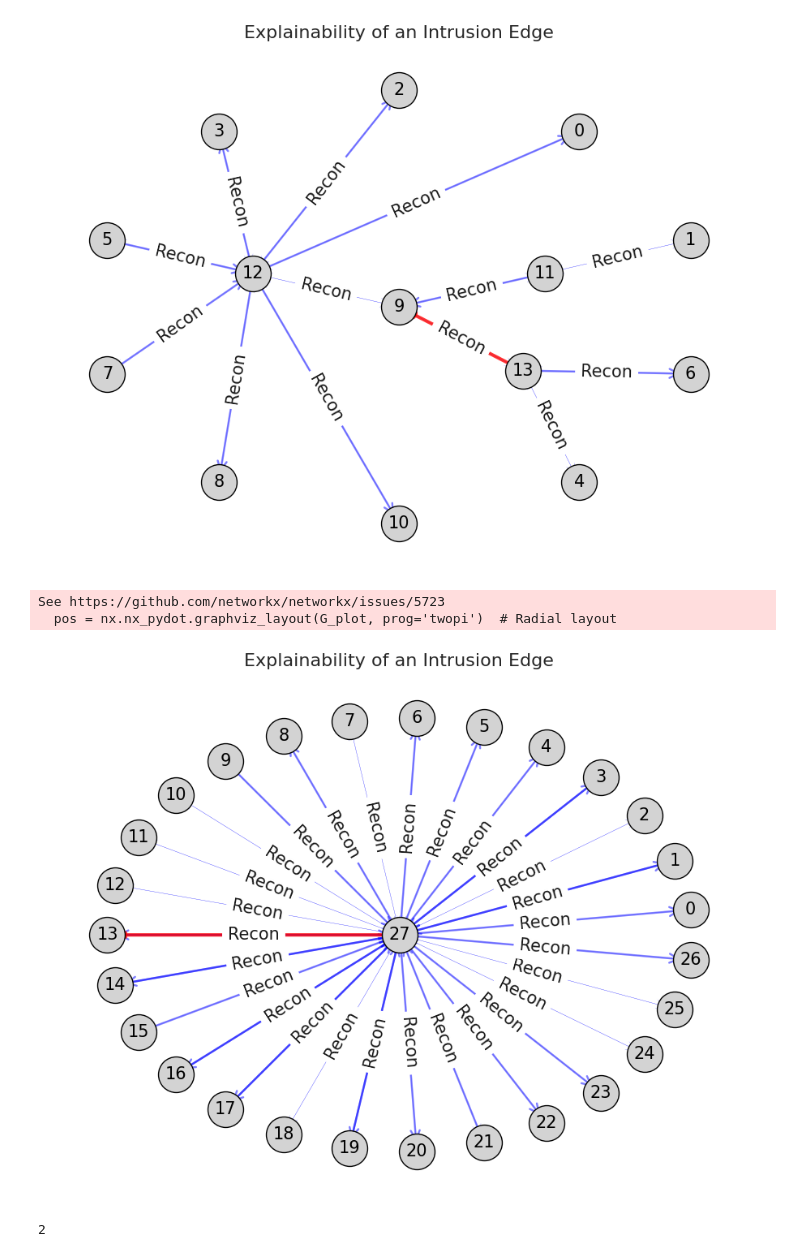
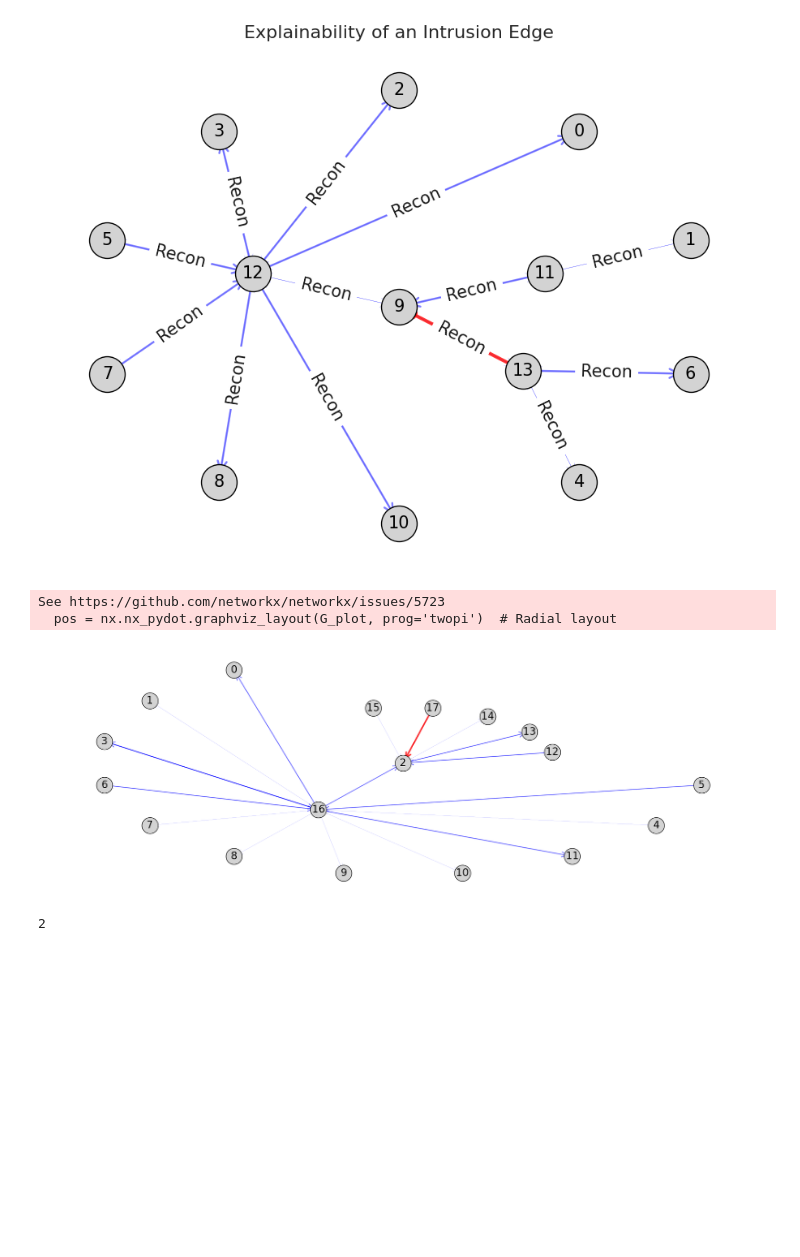
Before and after one commit to EANimesha/TrustGuard, a Jupyter notebook: Trustguard_Nf_BoT_IoT.ipynb, the cells around one changed output. Saved outputs shown, nothing was run; the diff lists cells and outputs as text; code cells hidden in the pictures; blank space fills up the shorter version.

```diff
--- a/Trustguard_Nf_BoT_IoT.ipynb
+++ b/Trustguard_Nf_BoT_IoT.ipynb
@@ -1230,7 +1335,7 @@ for attack in ["Reconnaissance"]:
     print(loss.item())
 
     #explain with trained model
-    edges_to_explain = 56708 #random.sample(true_positives[attack],1)
+    edges_to_explain = 69467 #random.sample(true_positives[attack],1)
     print("edges_to_explain: ",edges_to_explain)
     probs, edge_weight, bg, inverse_indices = explainer.explain_node(edges_to_explain, G_test)
     edge_weight = edge_weight.cpu().detach().numpy()
@@ -2194,8 +2302,8 @@ def explain_edges(model, edge_id, graph, node_feat, edge_feat,class_idx=None, **
     th.cuda.empty_cache()
     return edge_indice, sg, edge_mask, loss.item()
 # %%
-# 11273
-attack_edge_to_explain = list((G_test.edata['Edge_indx'] == 11273).nonzero(as_tuple=True)[0].cpu().detach().numpy())[0]
+# 69467
+attack_edge_to_explain = list((G_test.edata['Edge_indx'] ==69467 ).nonzero(as_tuple=True)[0].cpu().detach().numpy())[0]
 print(attack_edge_to_explain)
 attck_edge_indice, attck_sub_graph, attck_edge_mask, attck_loss = explain_edges(model, attack_edge_to_explain, G_test, nfeats, efeats)#,class_idx=1
 print(attck_edge_mask)
@@ -2220,2 +2322,0 @@ attack_edge_to_explain
-# %%
-attck_edge_indice, attck_sub_graph, attck_edge_mask, attck_loss = explain_edges(model, attack_edge_to_explain, G_test, nfeats, efeats)#,class_idx=1
@@ -2242,8 +2334,8 @@ attck_sub_graph.edges()
 # %%
 print(attck_sub_graph)
-# edge_mask_intrusion_round = th.round(attck_edge_mask)
-# unwanted_1 = list((edge_mask_intrusion_round == 0).nonzero(as_tuple=True)[0].cpu().detach().numpy())
-unwanted_1 = list((attck_edge_mask < 0.001).nonzero(as_tuple=True)[0].cpu().detach().numpy())
+edge_mask_intrusion_round = th.round(attck_edge_mask)
+unwanted_1 = list((edge_mask_intrusion_round == 0).nonzero(as_tuple=True)[0].cpu().detach().numpy())
+# unwanted_1 = list((attck_edge_mask < 0.001).nonzero(as_tuple=True)[0].cpu().detach().numpy())
 if attck_edge_indice in unwanted_1:
     unwanted_1.remove(attck_edge_indice)
 
@@ -2385,8 +2477,8 @@ edge_labels = {(u, v): d['label'] for u, v, d in G_plot.edges(data=True)}
 pos = nx.nx_pydot.graphviz_layout(G_plot, prog='twopi')  # Radial layout
 
 # === Plotting ===
-plt.figure(figsize=(9, 7))
-plt.title("Explainability of an Intrusion Edge", fontsize=16)
+plt.figure(figsize=(20, 7))
+# plt.title("Explainability of an Intrusion Edge", fontsize=16)
 
 # Base edges with curve
 nx.draw_networkx_edges(
@@ -2397,7 +2489,7 @@ nx.draw_networkx_edges(
     edge_color='blue',
     arrows=True,
     arrowstyle='->',  # triangle arrow
-    arrowsize=20,
+    arrowsize=25,
     # connectionstyle='arc3,rad=0.08'
 )
 
@@ -2409,45 +2501,47 @@ nx.draw_networkx_edges(
     width=3,
     alpha=0.8,
     edge_color='red',
+    arrowstyle='->',  # triangle arrow
+    arrowsize=25,
     # connectionstyle='arc3,rad=0.08'
 )
 
 # Nodes
 nx.draw_networkx_nodes(
     G_plot,
     pos,
     node_size=1000,
     node_color='lightgray',
     edgecolors='black'
 )
 
 # Node labels
 nx.draw_networkx_labels(
     G_plot,
     pos,
-    font_size=15,
+    font_size=20,
     font_color='black'
 )
 
 # Transparent edge labels
 transparent_black = mcolors.to_rgba('black', alpha=0.9)
 
-nx.draw_networkx_edge_labels(
-    G_plot,
-    pos,
-    edge_labels=edge_labelss,
-    font_color=transparent_black,
-    font_size=15
-)
+# nx.draw_networkx_edge_labels(
+#     G_plot,
+#     pos,
+#     edge_labels=edge_labelss,
+#     font_color=transparent_black,
+#     font_size=20
+# )
 
 plt.axis('off')
 plt.tight_layout()
-plt.savefig("/scratch/kc01/na3038/TrainedModels/intrusion_graph_layout.png", bbox_inches='tight')
+# plt.savefig("/scratch/kc01/na3038/TrainedModels/intrusion_graph_layout.png", bbox_inches='tight')
 plt.show()
 # %% [output]
 See https://github.com/networkx/networkx/issues/5723
   pos = nx.nx_pydot.graphviz_layout(G_plot, prog='twopi')  # Radial layout
-[figure, old version]
+[figure, new version]
 # %%
 u=orange_edge[0]
 v=orange_edge[1]
```
Also changed, not shown: parts of 55 cells of this notebook, 1 other file.
